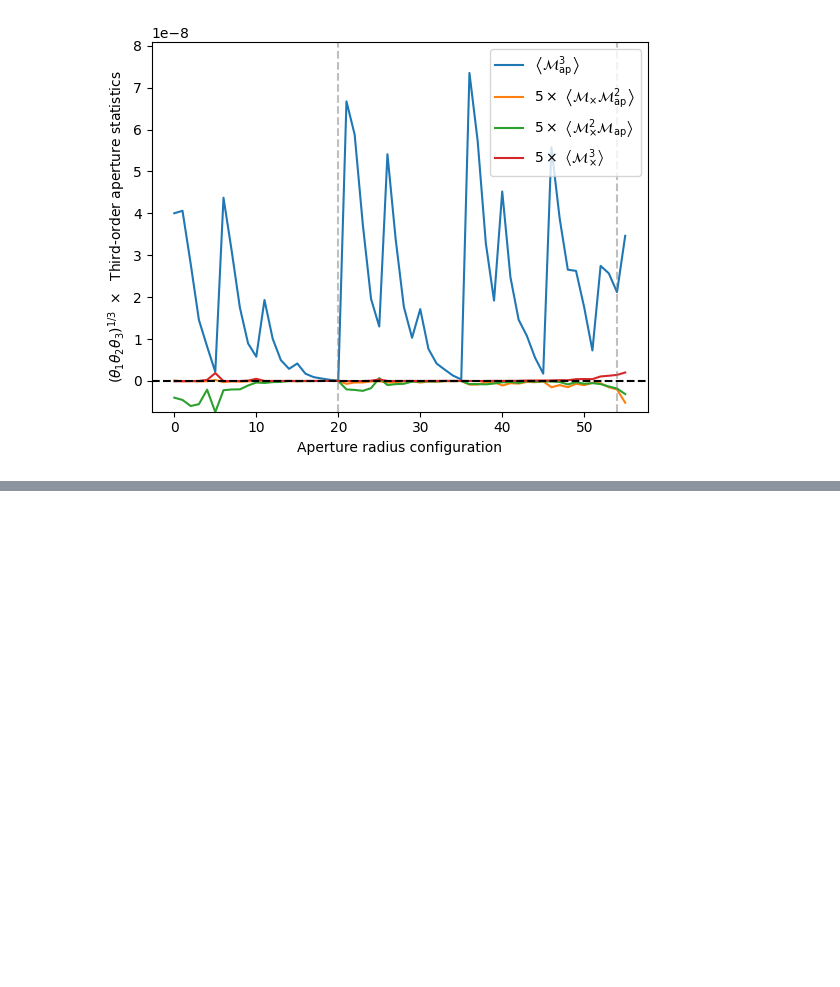
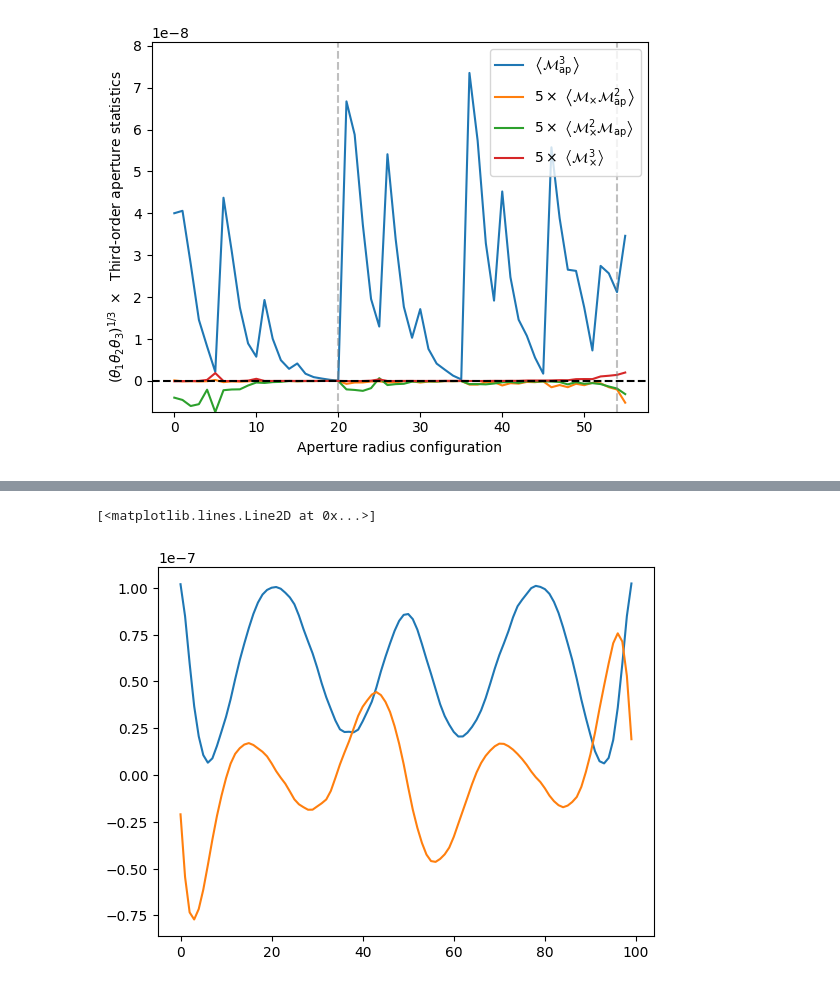
Before and after one commit to lporth93/orpheus, a Jupyter notebook: docs/source/notebooks/GGG_tutorial_basic.ipynb, the cells around one changed output, grey strips where cells are left out. Cells and saved outputs as stored; diff of their text form; code cells hidden in the pictures; blank space fills up the shorter version.

```diff
--- a/docs/source/notebooks/GGG_tutorial_basic.ipynb
+++ b/docs/source/notebooks/GGG_tutorial_basic.ipynb
@@ -69,4 +69,5 @@ nthreads=48
 # %%
 threepcf = orpheus.GGGCorrelation(n_cfs=4,
                                   min_sep=min_sep, max_sep=max_sep,binsize=binsize,
-                                  nthreads=nthreads, verbosity=2)
+                                  nthreads=nthreads, verbosity=2, sep_units="arcmin")
+threepcf.tree_resos, threepcf.rmin_pixsize
@@ -163,0 +262,6 @@ plt.show()
+# %%
+plt.plot(threepcf.npcf[0,0][15,25].real)
+plt.plot(threepcf.npcf[0,0][15,25].imag)
+# %% [output]
+[<matplotlib.lines.Line2D at 0x...>]
+[figure, added]
```
Also changed, not shown: parts of 30 cells of this notebook, 12 other files.
